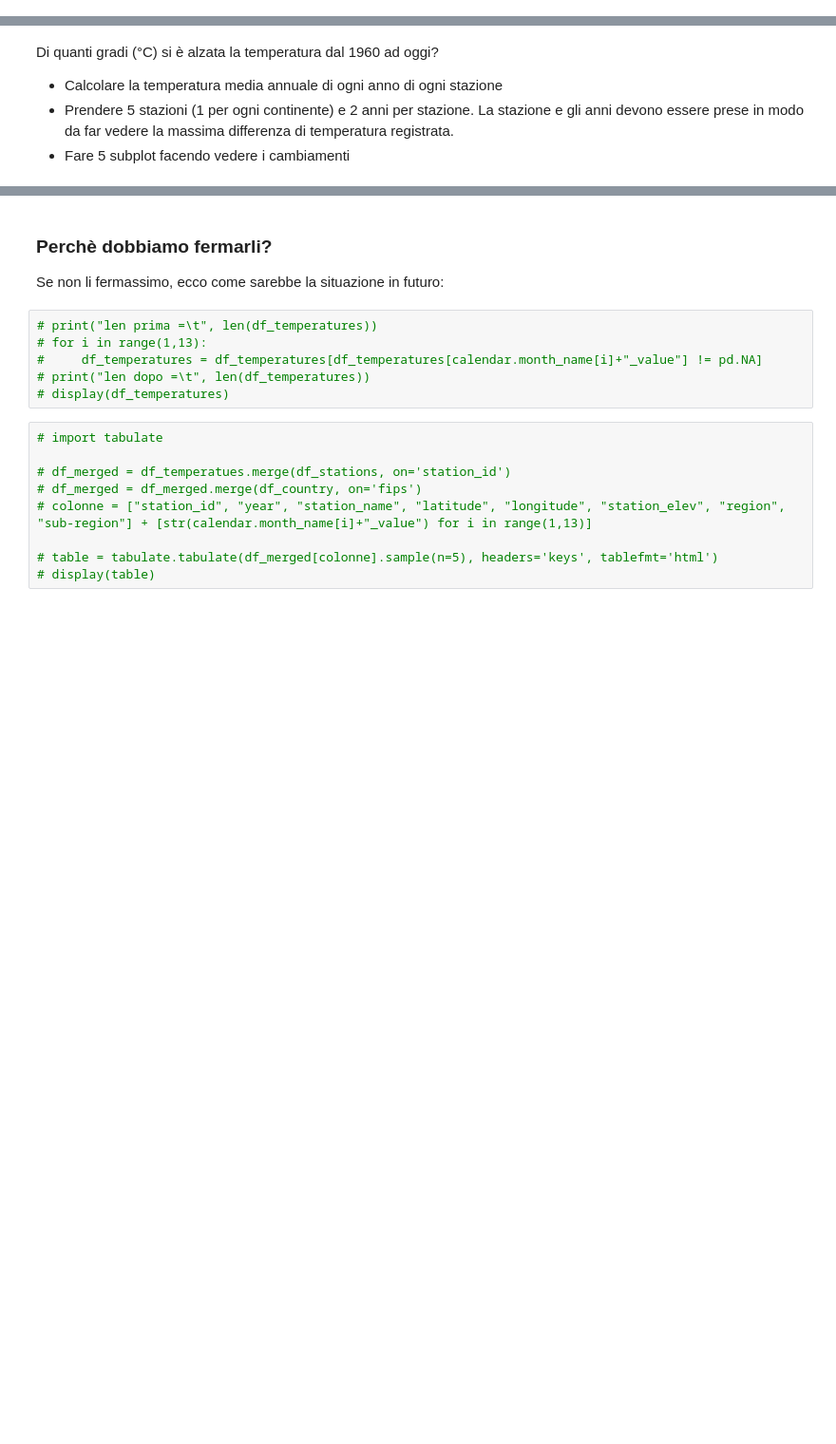
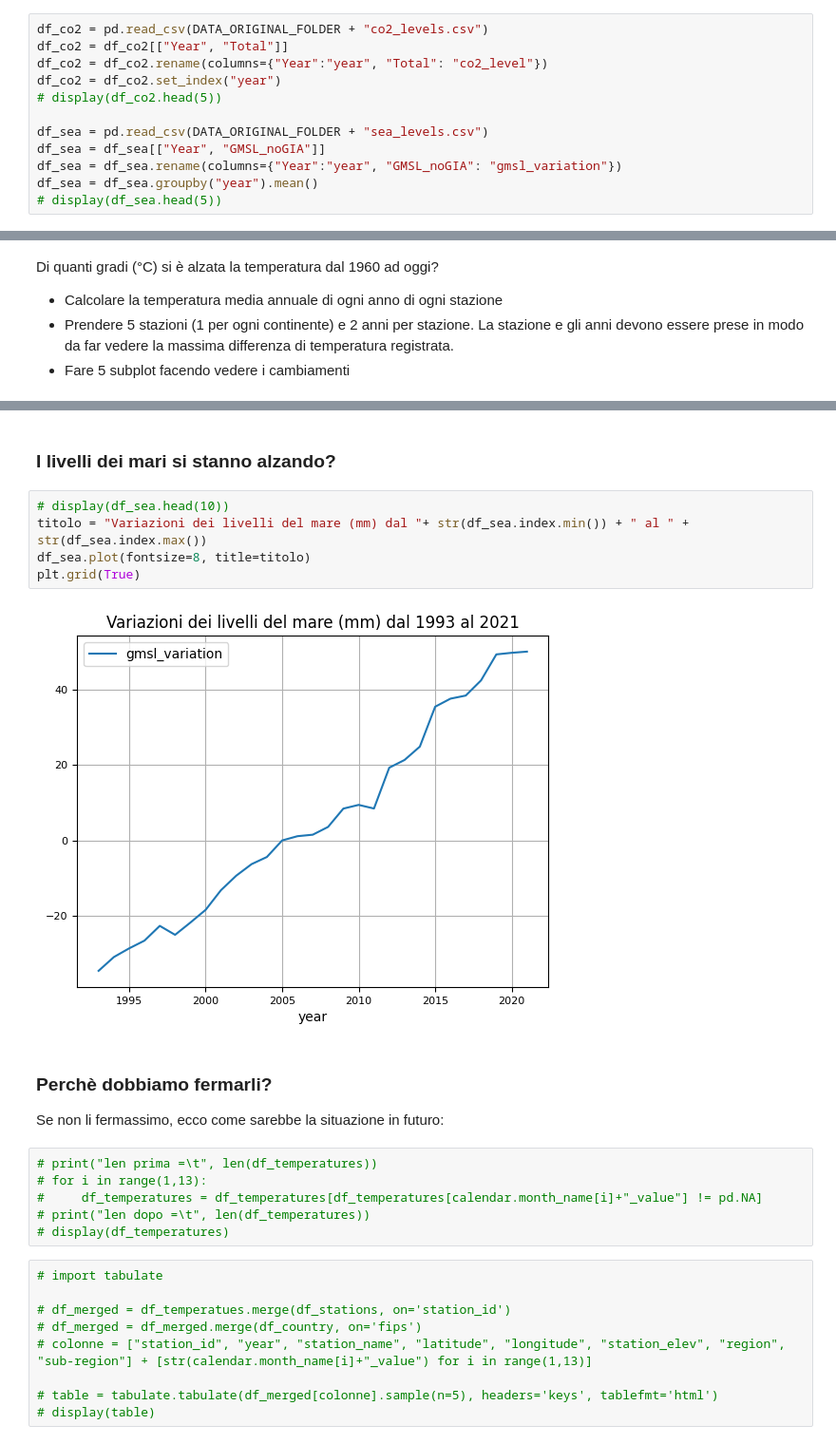
Before and after one commit to ElenaCurti/big-data, a Jupyter notebook: Attivita_03_DataAnalytics/file.ipynb, the cells around one changed output, grey strips where cells are left out. Shown at 95% size. Drawn from its saved outputs; the diff is of its cells as text; blank space fills up the shorter version.

Commit message:
attivita 3: aggiunti file sulla co2 e sui mari. Aggiunto terzo grafico

```diff
--- a/Attivita_03_DataAnalytics/file.ipynb
+++ b/Attivita_03_DataAnalytics/file.ipynb
@@ -175,3 +197,15 @@ File creato correttamente!
+# %%
+df_co2 = pd.read_csv(DATA_ORIGINAL_FOLDER + "co2_levels.csv")
+df_co2 = df_co2[["Year", "Total"]]
+df_co2 = df_co2.rename(columns={"Year":"year", "Total": "co2_level"})
+df_co2 = df_co2.set_index("year")
+# display(df_co2.head(5))
+
+df_sea = pd.read_csv(DATA_ORIGINAL_FOLDER + "sea_levels.csv")
+df_sea = df_sea[["Year", "GMSL_noGIA"]]
+df_sea = df_sea.rename(columns={"Year":"year", "GMSL_noGIA": "gmsl_variation"})
+df_sea = df_sea.groupby("year").mean()
+# display(df_sea.head(5))
 # %% [markdown]
 ## 3. Elaborazione dei dati <mark>(?)
 # %% [markdown]
@@ -324,6 +396,15 @@ for _, row in df_min_max2.iterrows():
 [figure]
 [figure]
 [figure]
+# %% [markdown]
+### I livelli dei mari si stanno alzando?
+# %%
+# display(df_sea.head(10))
+titolo = "Variazioni dei livelli del mare (mm) dal "+ str(df_sea.index.min()) + " al " + str(df_sea.index.max())
+df_sea.plot(fontsize=8, title=titolo)
+plt.grid(True)
+# %% [output]
+[figure, added]
 # %% [markdown]
 ### Perchè dobbiamo fermarli?
 Se non li fermassimo, ecco come sarebbe la situazione in futuro:
```
Also changed, not shown: parts of 10 cells of this notebook, 1 other file.
